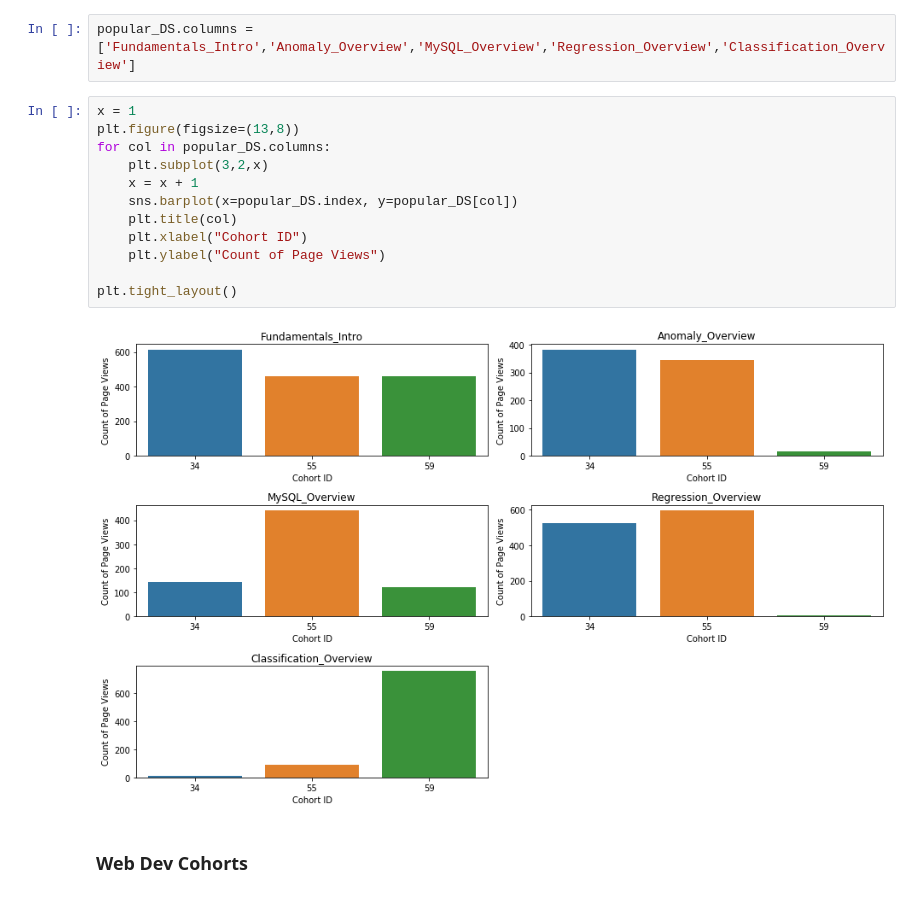
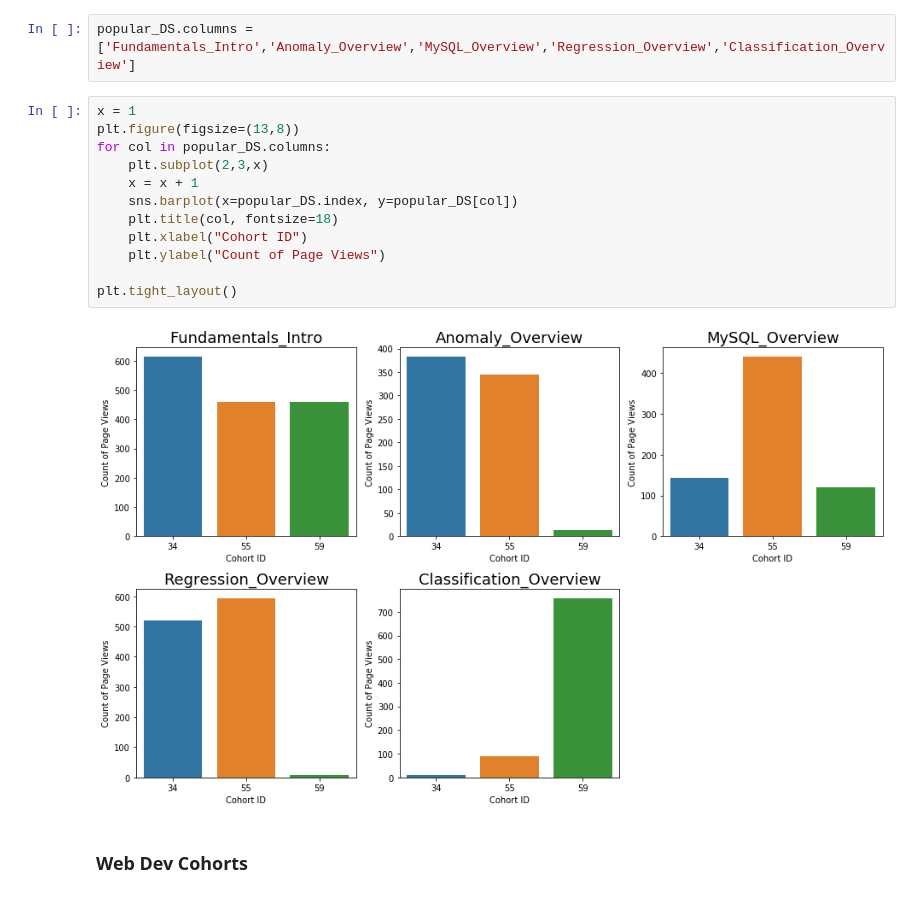
Before and after one commit to ThompsonBethany01/Analyzing-Web-Logs, a Jupyter notebook: Data_Analysis.ipynb, the cells around one changed output. Saved outputs shown, nothing was run; the diff lists cells and outputs as text.

```diff
--- a/Data_Analysis.ipynb
+++ b/Data_Analysis.ipynb
@@ -200,17 +200,17 @@ popular_DS.columns = ['Fundamentals_Intro','Anomaly_Overview','MySQL_Overview','
 # %%
 x = 1
 plt.figure(figsize=(13,8))
 for col in popular_DS.columns:
-    plt.subplot(3,2,x)
+    plt.subplot(2,3,x)
     x = x + 1
     sns.barplot(x=popular_DS.index, y=popular_DS[col])
-    plt.title(col)
+    plt.title(col, fontsize=18)
     plt.xlabel("Cohort ID")
     plt.ylabel("Count of Page Views")
 
 plt.tight_layout()
 # %% [output]
-[figure, old version]
+[figure, new version]
 # %% [markdown]
 ### Web Dev Cohorts
 # %%
```
Also changed, not shown: parts of 6 cells of this notebook.
